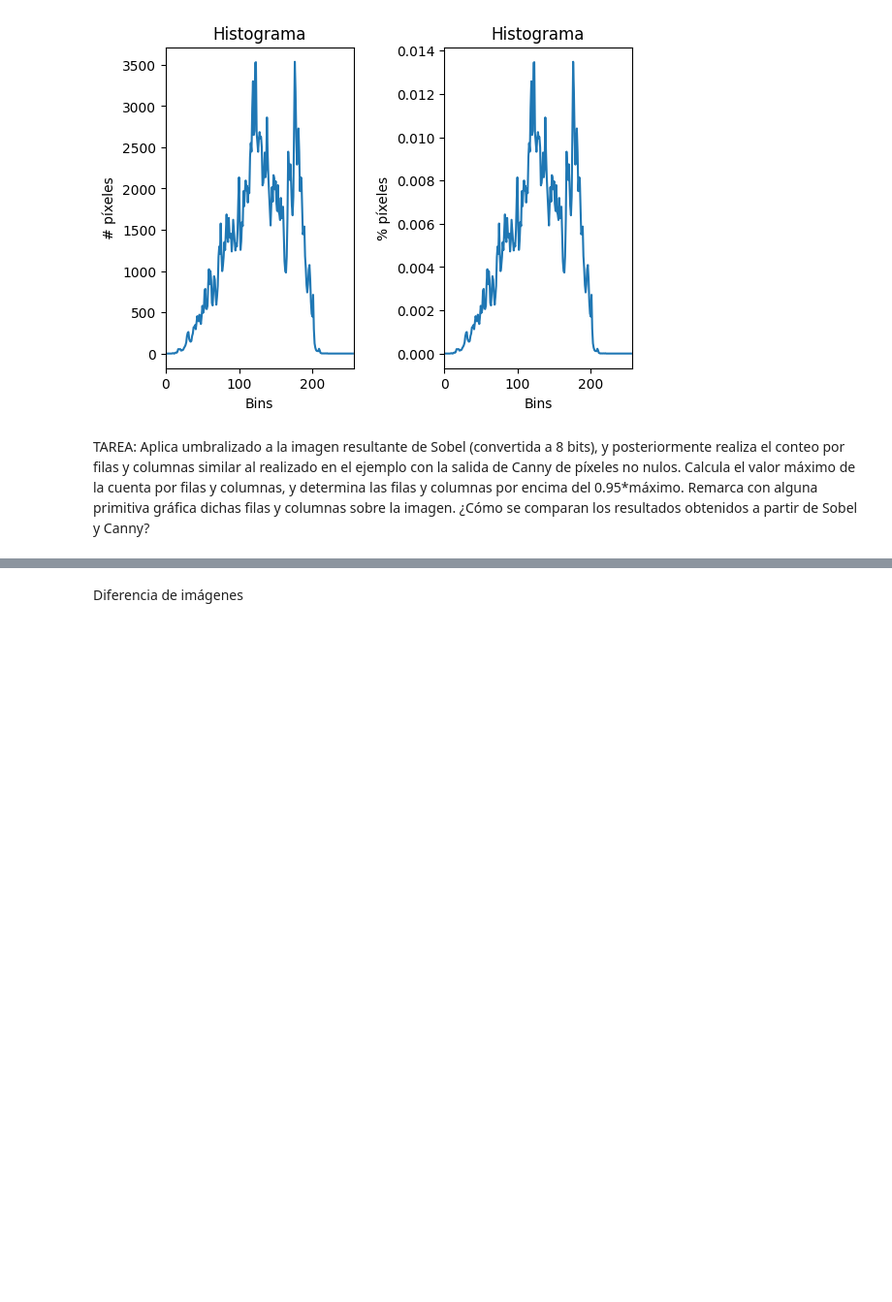
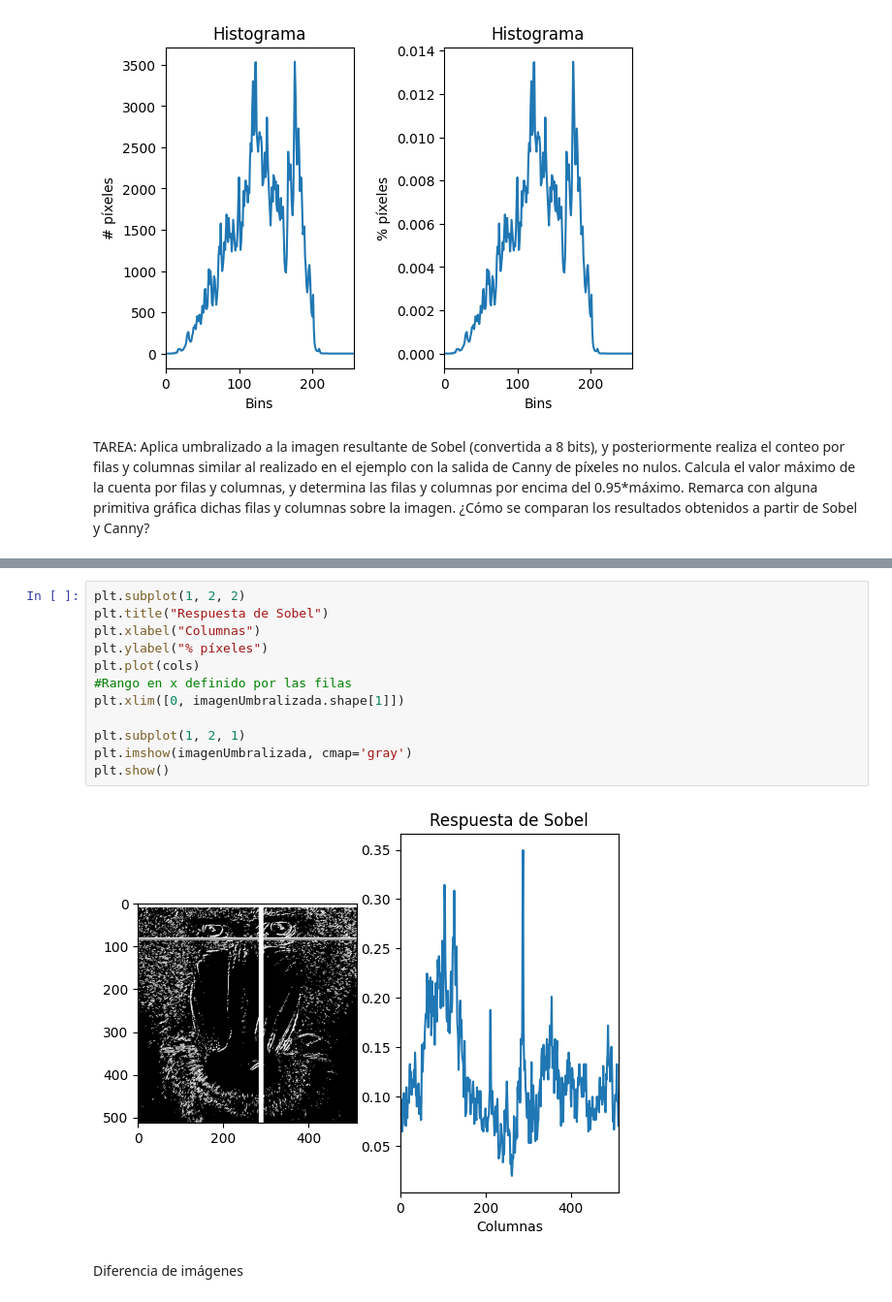
Before and after one commit to Tiago1615/VC-2, a Jupyter notebook: VC_P2.ipynb, the cells around one changed output, grey strips where cells are left out. Shown at 97% size. Saved outputs shown, nothing was run; the diff lists cells and outputs as text; blank space fills up the shorter version.

```diff
--- a/VC_P2.ipynb
+++ b/VC_P2.ipynb
@@ -314,3 +326,17 @@ Sus valores son: 0.349609375
+# %%
+plt.subplot(1, 2, 2)
+plt.title("Respuesta de Sobel")
+plt.xlabel("Columnas")
+plt.ylabel("% píxeles")
+plt.plot(cols)
+#Rango en x definido por las filas
+plt.xlim([0, imagenUmbralizada.shape[1]])
+
+plt.subplot(1, 2, 1)
+plt.imshow(imagenUmbralizada, cmap='gray')
+plt.show()
+# %% [output]
+[figure, added]
 # %% [markdown]
 Diferencia de imágenes
 # %%
```
Also changed, not shown: parts of 2 cells of this notebook.
